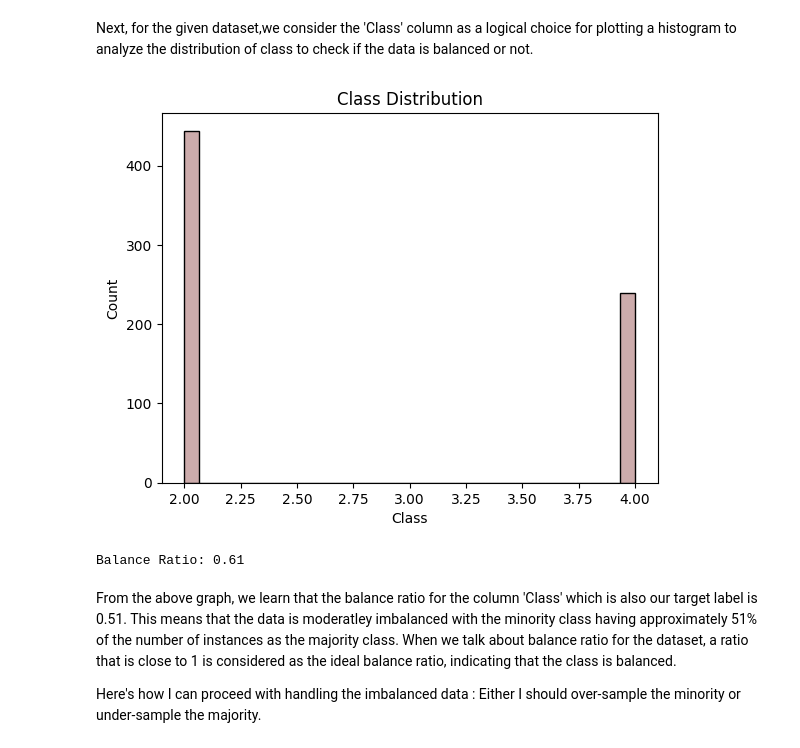
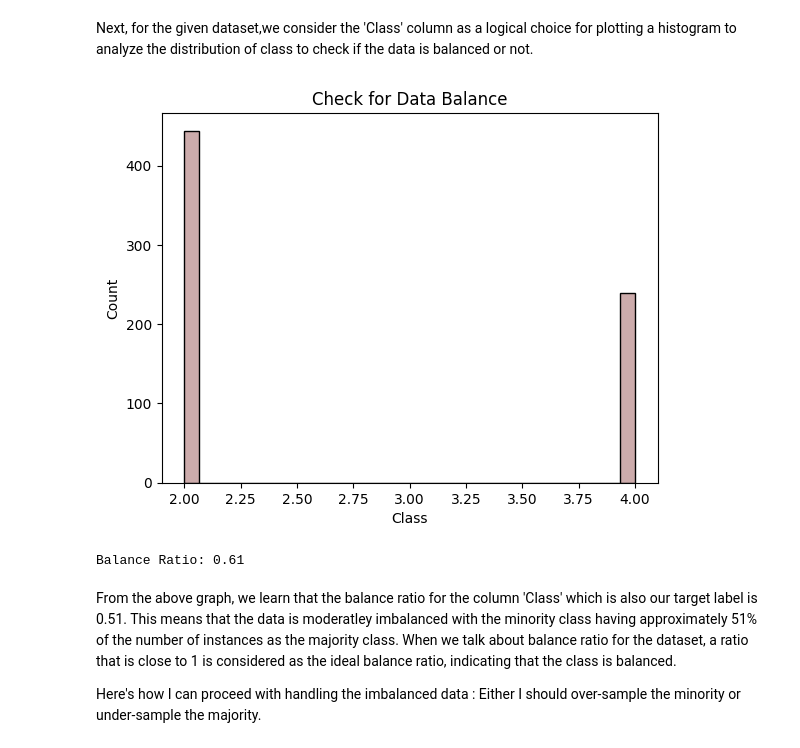
Before and after one commit to SherinHartman1098/M606_Machine-Learning-Project, a Jupyter notebook: Breast_Cancer_Prediction.ipynb, the cells around one changed output. Drawn from its saved outputs; the diff is of its cells as text; code cells hidden in the pictures.

```diff
--- a/Breast_Cancer_Prediction.ipynb
+++ b/Breast_Cancer_Prediction.ipynb
@@ -224,19 +224,19 @@ pandas.core.frame.DataFrame
 # %%
 
 class_distribution = cancer_data_train['Class'].value_counts()
 class_distribution_cancer_data = pd.DataFrame({
     'Class': class_distribution.index,
     'Count': class_distribution.values
 })
 sns.histplot(data=cancer_data, x='Class', bins=30, color='#BC8F8F')
-plt.title('Class Distribution')
+plt.title('Check for Data Balance')
 plt.xlabel('Class')
 plt.ylabel('Count')
 plt.show()
 balance_ratio = class_distribution.min() / class_distribution.max()
 print(f"Balance Ratio: {balance_ratio:.2f}")
 # %% [output]
-[figure, old version]
+[figure, new version]
 Balance Ratio: 0.61
 # %% [markdown]
 <p>From the above graph, we learn that the balance ratio for the column 'Class' which is also our target label is 0.51. This means that the data is moderatley imbalanced with the minority class having approximately 51% of the number of instances as the majority class. When we talk about balance ratio for the dataset, a ratio that is close to 1 is considered as the ideal balance ratio, indicating that the class is balanced.</p>
```
Also changed, not shown: parts of 13 cells of this notebook, 1 other file.
